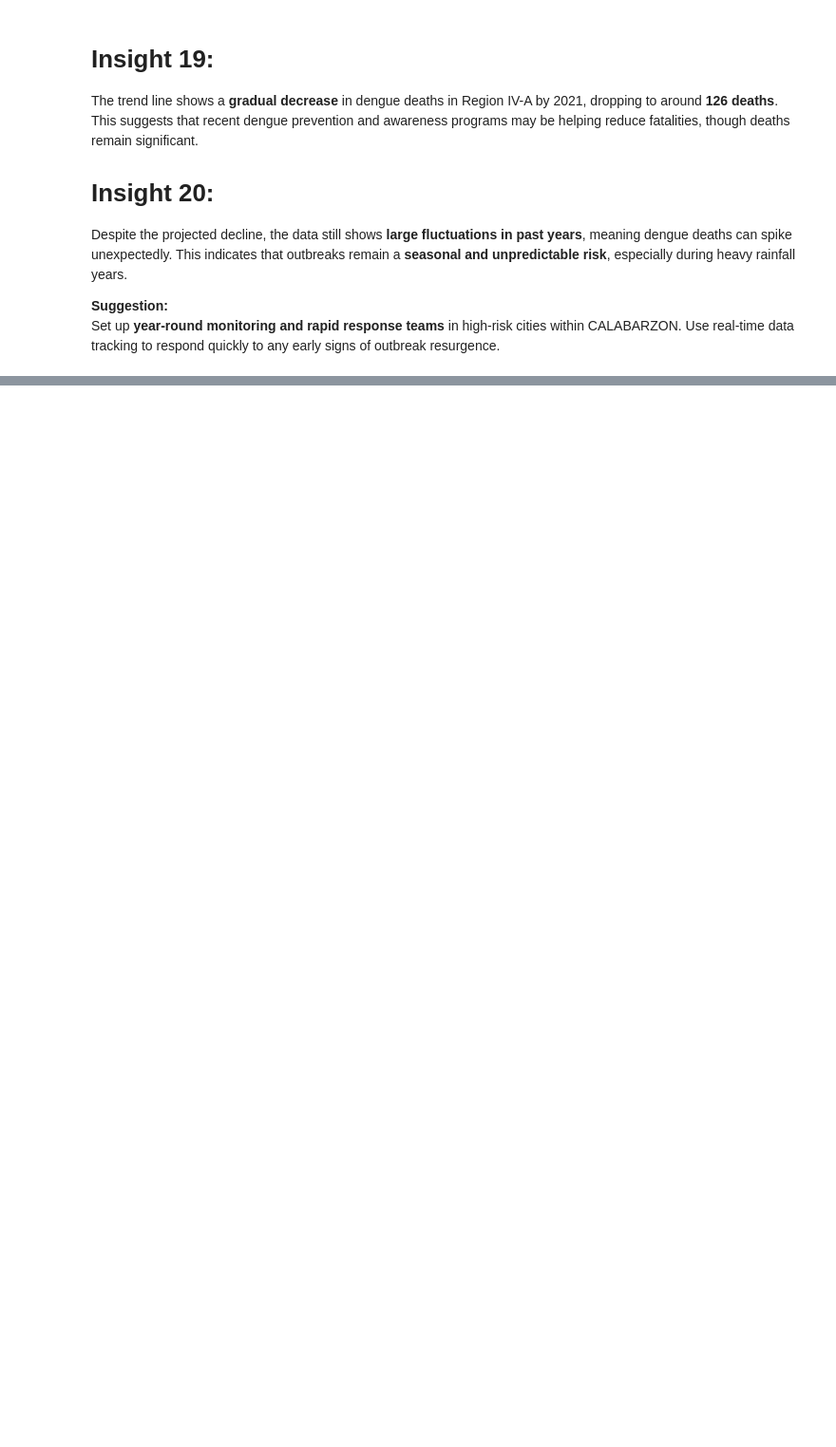
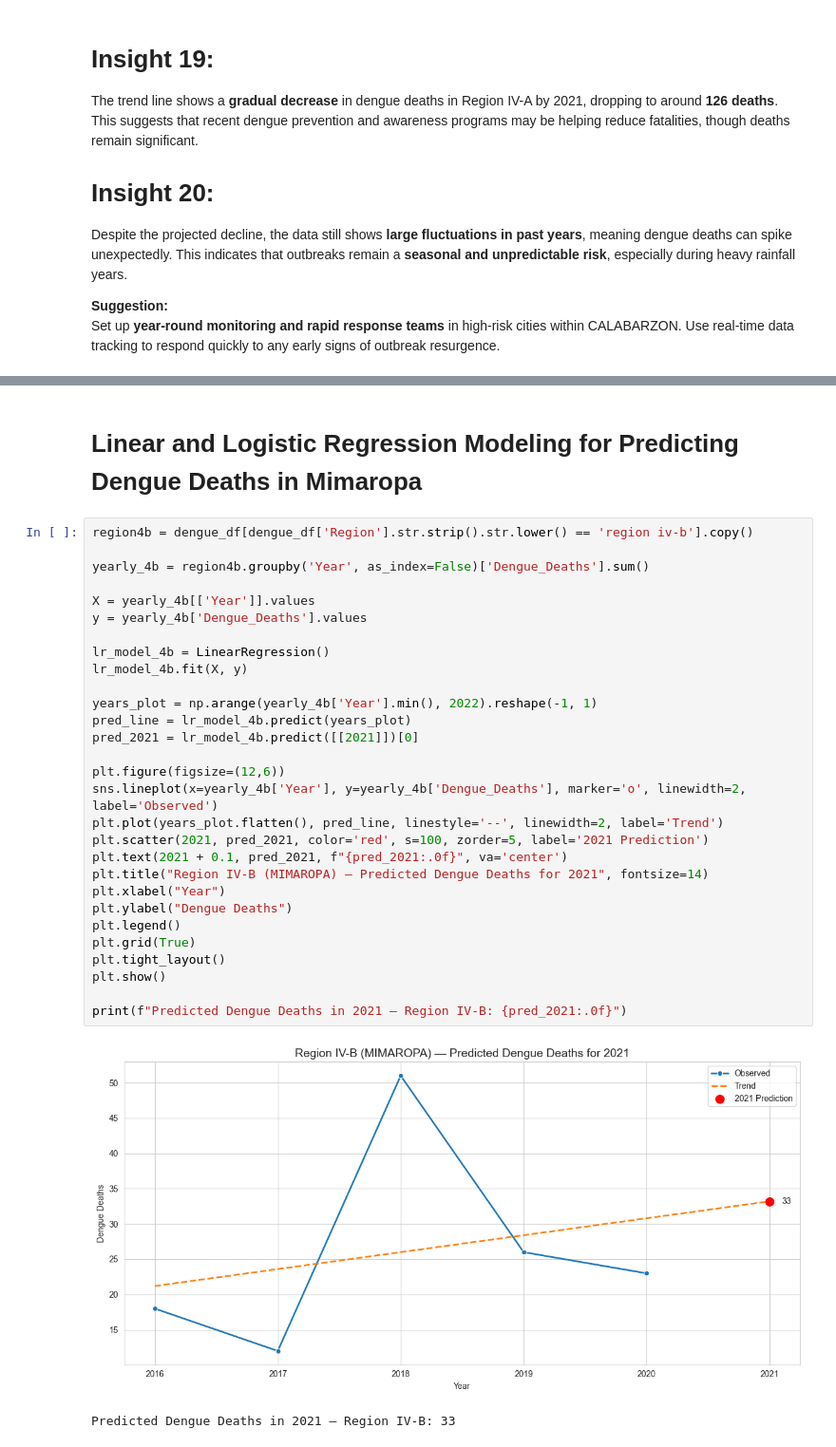
Before and after one commit to raiahyxs/Data-Analytics, a Jupyter notebook: ITELEC03/FINALS-ACTIVITIES/PROJECT3_PH_DENGUE_ANALYSIS.ipynb, the cells around one changed output, grey strips where cells are left out. Shown at 95% size. Saved outputs shown, nothing was run; the diff lists cells and outputs as text; blank space fills up the shorter version.

```diff
--- a/ITELEC03/FINALS-ACTIVITIES/PROJECT3_PH_DENGUE_ANALYSIS.ipynb
+++ b/ITELEC03/FINALS-ACTIVITIES/PROJECT3_PH_DENGUE_ANALYSIS.ipynb
@@ -635,0 +815,34 @@ Set up **year-round monitoring and rapid response teams** in high-risk cities wi
+# %% [markdown]
+# Linear and Logistic Regression Modeling for Predicting Dengue Deaths in Mimaropa
+# %%
+region4b = dengue_df[dengue_df['Region'].str.strip().str.lower() == 'region iv-b'].copy()
+
+yearly_4b = region4b.groupby('Year', as_index=False)['Dengue_Deaths'].sum()
+
+X = yearly_4b[['Year']].values
+y = yearly_4b['Dengue_Deaths'].values
+
+lr_model_4b = LinearRegression()
+lr_model_4b.fit(X, y)
+
+years_plot = np.arange(yearly_4b['Year'].min(), 2022).reshape(-1, 1)
+pred_line = lr_model_4b.predict(years_plot)
+pred_2021 = lr_model_4b.predict([[2021]])[0]
+
+plt.figure(figsize=(12,6))
+sns.lineplot(x=yearly_4b['Year'], y=yearly_4b['Dengue_Deaths'], marker='o', linewidth=2, label='Observed')
+plt.plot(years_plot.flatten(), pred_line, linestyle='--', linewidth=2, label='Trend')
+plt.scatter(2021, pred_2021, color='red', s=100, zorder=5, label='2021 Prediction')
+plt.text(2021 + 0.1, pred_2021, f"{pred_2021:.0f}", va='center')
+plt.title("Region IV-B (MIMAROPA) — Predicted Dengue Deaths for 2021", fontsize=14)
+plt.xlabel("Year")
+plt.ylabel("Dengue Deaths")
+plt.legend()
+plt.grid(True)
+plt.tight_layout()
+plt.show()
+
+print(f"Predicted Dengue Deaths in 2021 – Region IV-B: {pred_2021:.0f}")
+# %% [output]
+[figure, added]
+Predicted Dengue Deaths in 2021 – Region IV-B: 33
```
Also changed, not shown: parts of 13 cells of this notebook.
